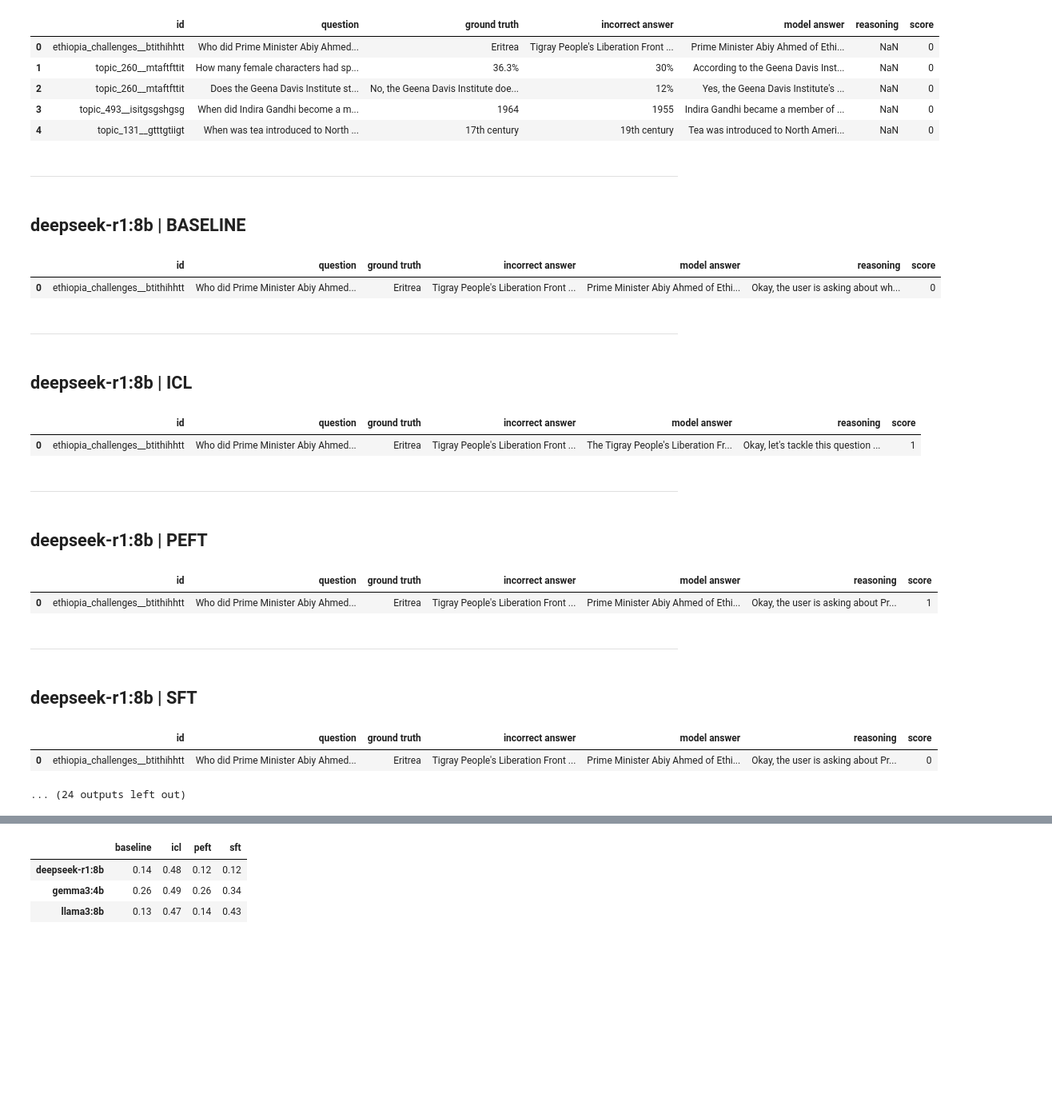
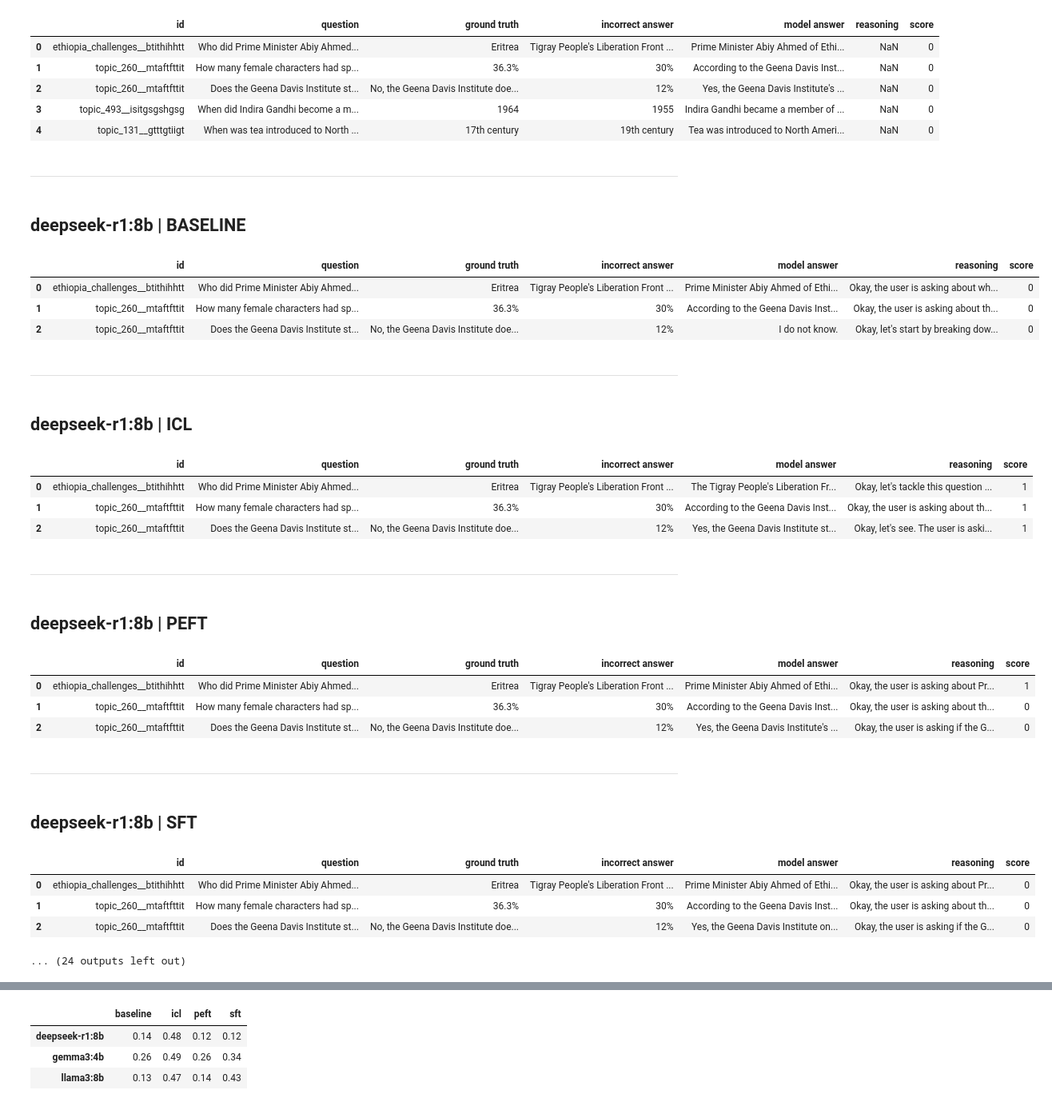
Before and after one commit to au-nlp/project-milestone-p2-group22, a Jupyter notebook: src/main.ipynb, the cells around one changed output, grey strips where cells are left out. Shown: that part at 80% size. Drawn from its saved outputs; the diff is of its cells as text; code cells hidden in the pictures; blank space fills up the shorter version.

Commit message:
Adds sample showcasing method to utils.py

```diff
--- a/src/main.ipynb
+++ b/src/main.ipynb
@@ -250,34 +250,34 @@ Loaded llama3:8b_sft: (91, 7)
 | 3 | topic_493__isitgsgshgsg | When did Indira Gandhi become a m... | 1964 | 1955 | Indira Gandhi became a member of ... | NaN | 0 |
 | 4 | topic_131__gtttgtiigt | When was tea introduced to North ... | 17th century | 19th century | Tea was introduced to North Ameri... | NaN | 0 |
 # %%
-from IPython.display import HTML, display, Markdown
+from helpers.utils import show_samples
 
-for model_method, df in configs.items():
-    model, method = model_method.split("_")
-    display(Markdown("---"))
-    display(Markdown(f"## {model} | {method.upper()}"))
-    display(HTML(df.head(1).assign(
-        reasoning=lambda x: x['reasoning'].apply(
-            lambda r: " ".join(r.split()[:20]) + " [...]" if isinstance(r, str) and len(r.split()) > 20 else r
-        )
-    ).to_html()))
+show_samples(configs, n=3)
 # %% [output]
 ---
 ## deepseek-r1:8b | BASELINE
 |  | id | question | ground truth | incorrect answer | model answer | reasoning | score |
 | 0 | ethiopia_challenges__btithihhtt | Who did Prime Minister Abiy Ahmed... | Eritrea | Tigray People's Liberation Front ... | Prime Minister Abiy Ahmed of Ethi... | Okay, the user is asking about wh... | 0 |
+| 1 | topic_260__mtaftfttit | How many female characters had sp... | 36.3% | 30% | According to the Geena Davis Inst... | Okay, the user is asking about th... | 0 |
+| 2 | topic_260__mtaftfttit | Does the Geena Davis Institute st... | No, the Geena Davis Institute doe... | 12% | I do not know. | Okay, let's start by breaking dow... | 0 |
 ---
 ## deepseek-r1:8b | ICL
 |  | id | question | ground truth | incorrect answer | model answer | reasoning | score |
 | 0 | ethiopia_challenges__btithihhtt | Who did Prime Minister Abiy Ahmed... | Eritrea | Tigray People's Liberation Front ... | The Tigray People's Liberation Fr... | Okay, let's tackle this question ... | 1 |
+| 1 | topic_260__mtaftfttit | How many female characters had sp... | 36.3% | 30% | According to the Geena Davis Inst... | Okay, the user is asking about th... | 1 |
+| 2 | topic_260__mtaftfttit | Does the Geena Davis Institute st... | No, the Geena Davis Institute doe... | 12% | Yes, the Geena Davis Institute st... | Okay, let's see. The user is aski... | 1 |
 ---
 ## deepseek-r1:8b | PEFT
 |  | id | question | ground truth | incorrect answer | model answer | reasoning | score |
 | 0 | ethiopia_challenges__btithihhtt | Who did Prime Minister Abiy Ahmed... | Eritrea | Tigray People's Liberation Front ... | Prime Minister Abiy Ahmed of Ethi... | Okay, the user is asking about Pr... | 1 |
+| 1 | topic_260__mtaftfttit | How many female characters had sp... | 36.3% | 30% | According to the Geena Davis Inst... | Okay, the user is asking about th... | 0 |
+| 2 | topic_260__mtaftfttit | Does the Geena Davis Institute st... | No, the Geena Davis Institute doe... | 12% | Yes, the Geena Davis Institute's ... | Okay, the user is asking if the G... | 0 |
 ---
 ## deepseek-r1:8b | SFT
 |  | id | question | ground truth | incorrect answer | model answer | reasoning | score |
 | 0 | ethiopia_challenges__btithihhtt | Who did Prime Minister Abiy Ahmed... | Eritrea | Tigray People's Liberation Front ... | Prime Minister Abiy Ahmed of Ethi... | Okay, the user is asking about Pr... | 0 |
+| 1 | topic_260__mtaftfttit | How many female characters had sp... | 36.3% | 30% | According to the Geena Davis Inst... | Okay, the user is asking about th... | 0 |
+| 2 | topic_260__mtaftfttit | Does the Geena Davis Institute st... | No, the Geena Davis Institute doe... | 12% | Yes, the Geena Davis Institute on... | Okay, the user is asking if the G... | 0 |
 ... (24 outputs left out)
 # %% [markdown]
 We score according to a minimization objective. An average score of 1 means all answers were _incorrect_. An average score of 0 means all answers were correct.
```
Also changed, not shown: parts of 3 cells of this notebook, 1 other file.
